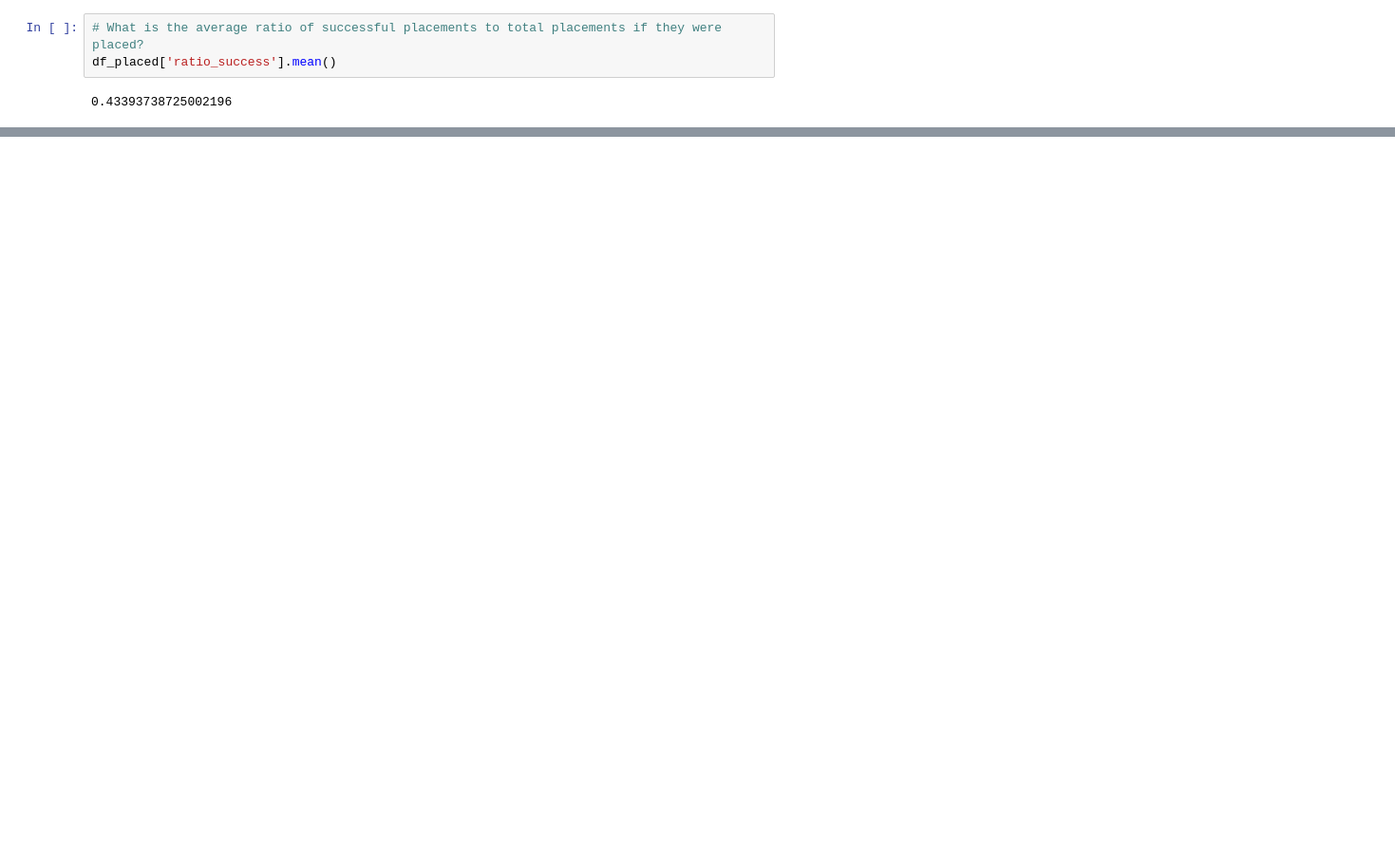
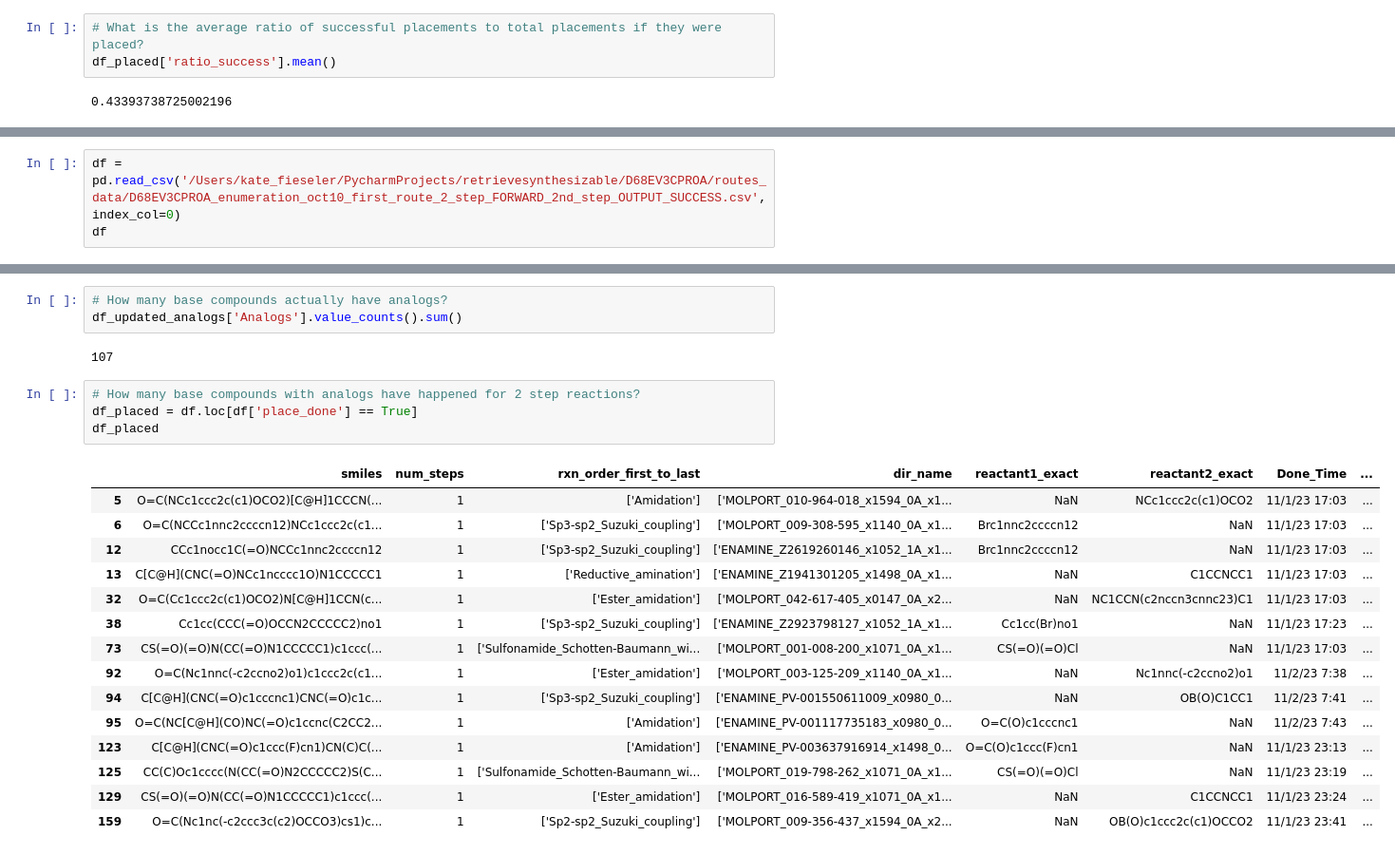
Before and after one commit to kate-fie/syndirella, a Jupyter notebook: nbs/how_many_placements.ipynb, the cells around one changed output, grey strips where cells are left out. Shown: that part at 95% size. Saved outputs shown, nothing was run; the diff lists cells and outputs as text; blank space fills up the shorter version.

```diff
--- a/nbs/how_many_placements.ipynb
+++ b/nbs/how_many_placements.ipynb
@@ -349,0 +384,3 @@ df_placed['ratio_success'].mean()
+# %%
+df = pd.read_csv('/Users/kate_fieseler/PycharmProjects/retrievesynthesizable/D68EV3CPROA/routes_data/D68EV3CPROA_enumeration_oct10_first_route_2_step_FORWARD_2nd_step_OUTPUT_SUCCESS.csv', index_col=0)
+df
@@ -349,0 +418,25 @@ df_placed['ratio_success'].mean()
+# %%
+# How many base compounds actually have analogs?
+df_updated_analogs['Analogs'].value_counts().sum()
+# %% [output]
+107
+# %%
+# How many base compounds with analogs have happened for 2 step reactions?
+df_placed = df.loc[df['place_done'] == True]
+df_placed
+# %% [output]
+|  | smiles | num_steps | rxn_order_first_to_last | dir_name | reactant1_exact | reactant2_exact | Done_Time | ... |
+| 5 | O=C(NCc1ccc2c(c1)OCO2)[C@H]1CCCN(... | 1 | ['Amidation'] | ['MOLPORT_010-964-018_x1594_0A_x1... | NaN | NCc1ccc2c(c1)OCO2 | 11/1/23 17:03 | ... |
+| 6 | O=C(NCCc1nnc2ccccn12)NCc1ccc2c(c1... | 1 | ['Sp3-sp2_Suzuki_coupling'] | ['MOLPORT_009-308-595_x1140_0A_x1... | Brc1nnc2ccccn12 | NaN | 11/1/23 17:03 | ... |
+| 12 | CCc1nocc1C(=O)NCCc1nnc2ccccn12 | 1 | ['Sp3-sp2_Suzuki_coupling'] | ['ENAMINE_Z2619260146_x1052_1A_x1... | Brc1nnc2ccccn12 | NaN | 11/1/23 17:03 | ... |
+| 13 | C[C@H](CNC(=O)NCc1ncccc1O)N1CCCCC1 | 1 | ['Reductive_amination'] | ['ENAMINE_Z1941301205_x1498_0A_x1... | NaN | C1CCNCC1 | 11/1/23 17:03 | ... |
+| 32 | O=C(Cc1ccc2c(c1)OCO2)N[C@H]1CCN(c... | 1 | ['Ester_amidation'] | ['MOLPORT_042-617-405_x0147_0A_x2... | NaN | NC1CCN(c2nccn3cnnc23)C1 | 11/1/23 17:03 | ... |
+| 38 | Cc1cc(CCC(=O)OCCN2CCCCC2)no1 | 1 | ['Sp3-sp2_Suzuki_coupling'] | ['ENAMINE_Z2923798127_x1052_1A_x1... | Cc1cc(Br)no1 | NaN | 11/1/23 17:23 | ... |
+| 73 | CS(=O)(=O)N(CC(=O)N1CCCCC1)c1ccc(... | 1 | ['Sulfonamide_Schotten-Baumann_wi... | ['MOLPORT_001-008-200_x1071_0A_x1... | CS(=O)(=O)Cl | NaN | 11/1/23 17:03 | ... |
+| 92 | O=C(Nc1nnc(-c2ccno2)o1)c1ccc2c(c1... | 1 | ['Ester_amidation'] | ['MOLPORT_003-125-209_x1140_0A_x1... | NaN | Nc1nnc(-c2ccno2)o1 | 11/2/23 7:38 | ... |
+| 94 | C[C@H](CNC(=O)c1cccnc1)CNC(=O)c1c... | 1 | ['Sp3-sp2_Suzuki_coupling'] | ['ENAMINE_PV-001550611009_x0980_0... | NaN | OB(O)C1CC1 | 11/2/23 7:41 | ... |
+| 95 | O=C(NC[C@H](CO)NC(=O)c1ccnc(C2CC2... | 1 | ['Amidation'] | ['ENAMINE_PV-001117735183_x0980_0... | O=C(O)c1cccnc1 | NaN | 11/2/23 7:43 | ... |
+| 123 | C[C@H](CNC(=O)c1ccc(F)cn1)CN(C)C(... | 1 | ['Amidation'] | ['ENAMINE_PV-003637916914_x1498_0... | O=C(O)c1ccc(F)cn1 | NaN | 11/1/23 23:13 | ... |
+| 125 | CC(C)Oc1cccc(N(CC(=O)N2CCCCC2)S(C... | 1 | ['Sulfonamide_Schotten-Baumann_wi... | ['MOLPORT_019-798-262_x1071_0A_x1... | CS(=O)(=O)Cl | NaN | 11/1/23 23:19 | ... |
+| 129 | CS(=O)(=O)N(CC(=O)N1CCCCC1)c1ccc(... | 1 | ['Ester_amidation'] | ['MOLPORT_016-589-419_x1071_0A_x1... | NaN | C1CCNCC1 | 11/1/23 23:24 | ... |
+| 159 | O=C(Nc1nc(-c2ccc3c(c2)OCCO3)cs1)c... | 1 | ['Sp2-sp2_Suzuki_coupling'] | ['MOLPORT_009-356-437_x1594_0A_x2... | NaN | OB(O)c1ccc2c(c1)OCCO2 | 11/1/23 23:41 | ... |
```
Also changed, not shown: parts of 17 cells of this notebook, 5 other files.
